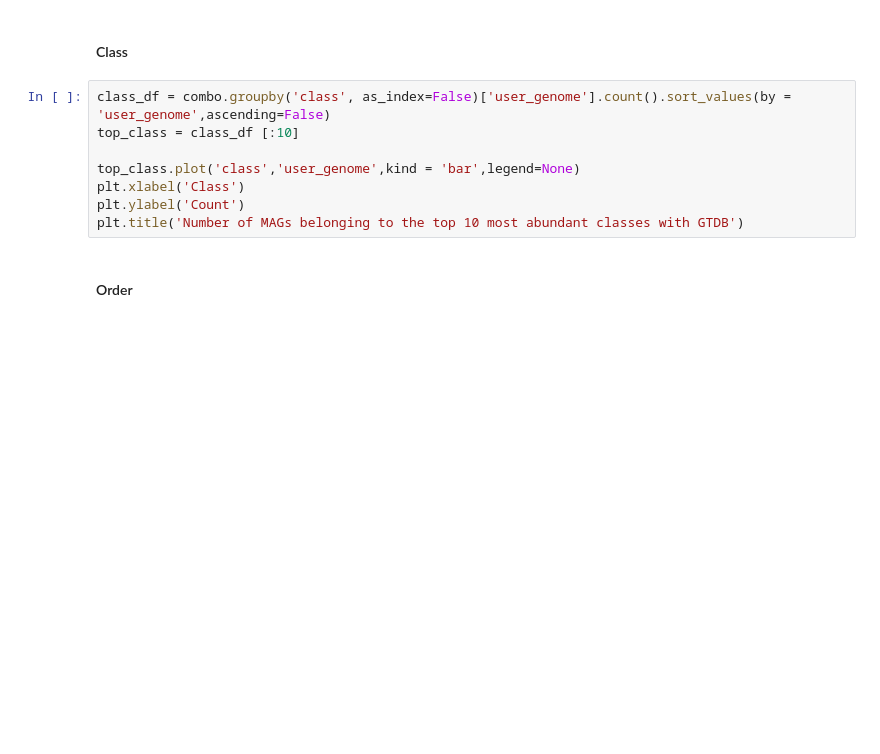
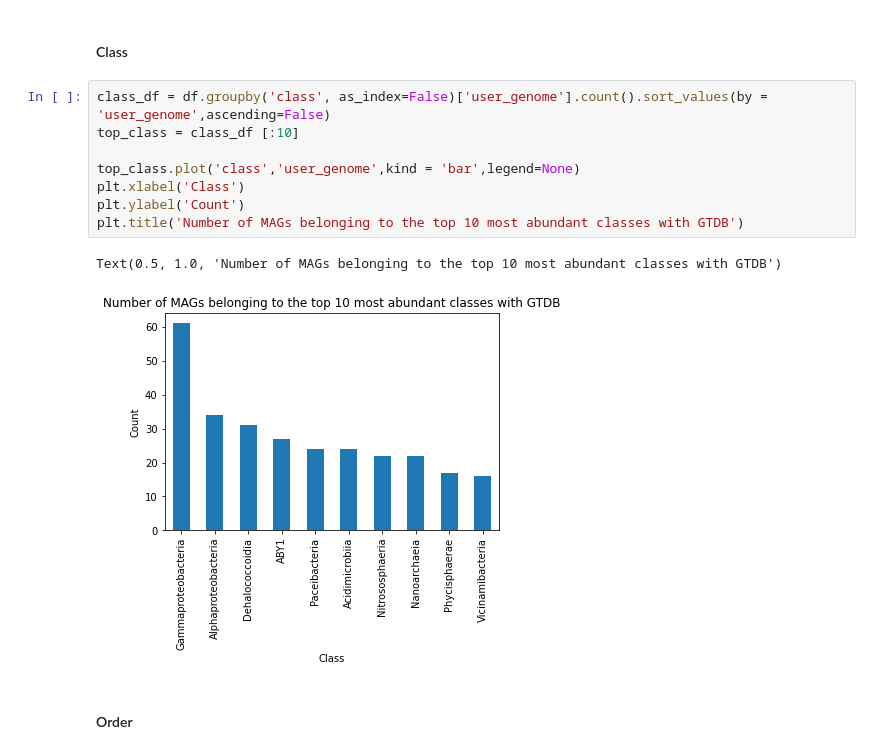
Before and after one commit to mdherring/OMZ_MH_Analysis, a Jupyter notebook: 04_MAG_gtdbtk-jb.ipynb, the cells around one changed output. Saved outputs shown, nothing was run; the diff lists cells and outputs as text; blank space fills up the shorter version.

```diff
--- a/04_MAG_gtdbtk-jb.ipynb
+++ b/04_MAG_gtdbtk-jb.ipynb
@@ -127,13 +169,16 @@ plt.title('Number of MAGs belonging to the top 10 most abundant phyla with GTDB'
 # %% [markdown]
 #### Class
 # %%
-class_df = combo.groupby('class', as_index=False)['user_genome'].count().sort_values(by = 'user_genome',ascending=False)
+class_df = df.groupby('class', as_index=False)['user_genome'].count().sort_values(by = 'user_genome',ascending=False)
 top_class = class_df [:10]
 
 top_class.plot('class','user_genome',kind = 'bar',legend=None)
 plt.xlabel('Class')
 plt.ylabel('Count')
 plt.title('Number of MAGs belonging to the top 10 most abundant classes with GTDB')
+# %% [output]
+Text(0.5, 1.0, 'Number of MAGs belonging to the top 10 most abundant classes with GTDB')
+[figure, added]
 # %% [markdown]
 #### Order
 # %%
```
Also changed, not shown: parts of 12 cells of this notebook.
